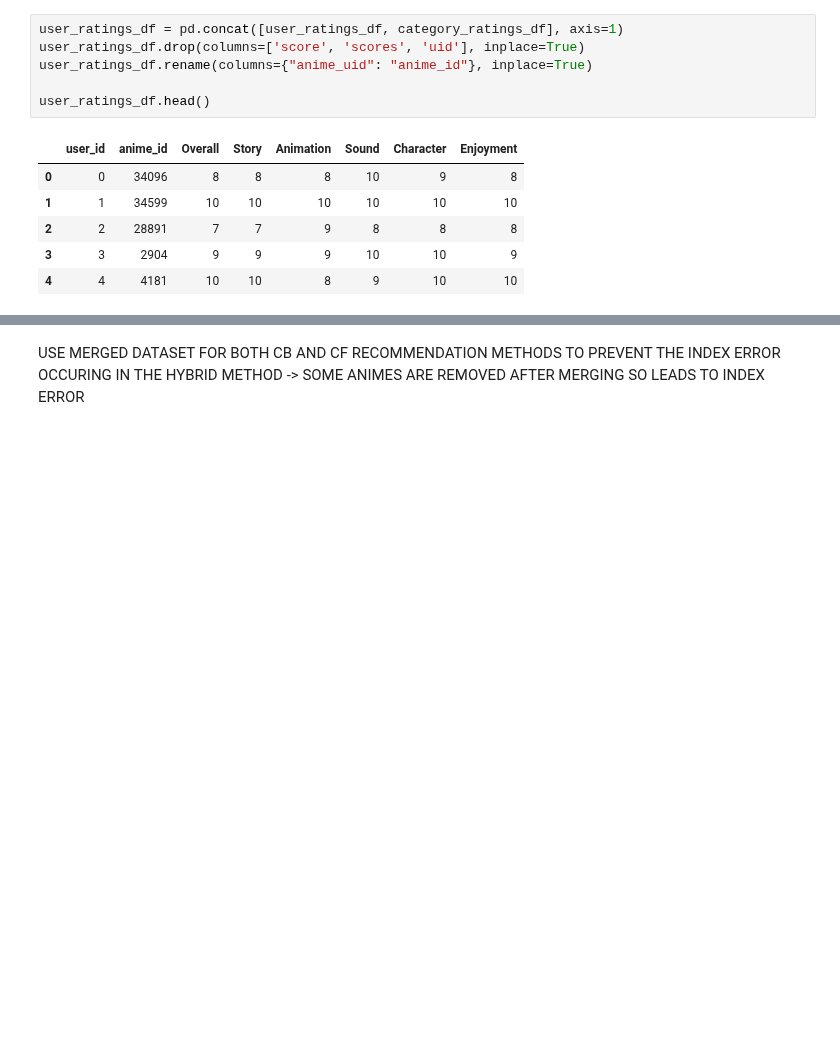
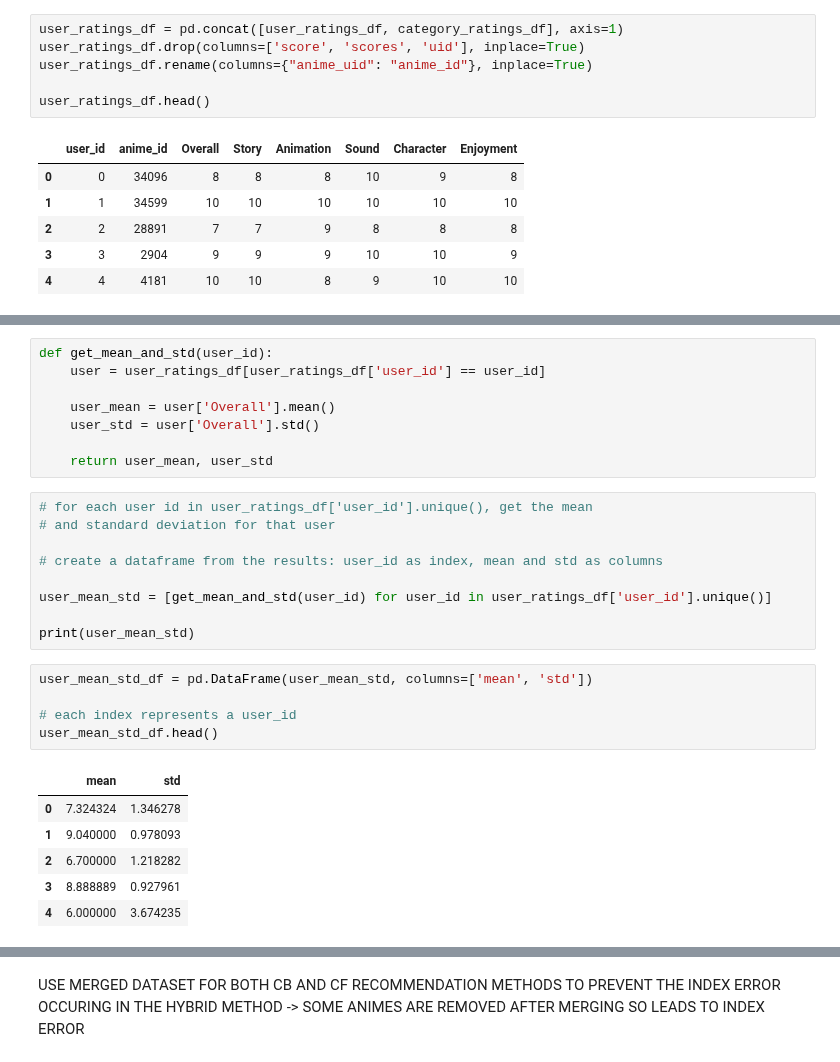
Before and after one commit to Haaris-Syed/AnimeRecommender, a Jupyter notebook: AnimeDataset-Preprocessing.ipynb, the cells around one changed output, grey strips where cells are left out. Saved outputs shown, nothing was run; the diff lists cells and outputs as text; blank space fills up the shorter version.

```diff
--- a/AnimeDataset-Preprocessing.ipynb
+++ b/AnimeDataset-Preprocessing.ipynb
@@ -150,0 +189,29 @@ user_ratings_df.head()
+# %%
+def get_mean_and_std(user_id):
+    user = user_ratings_df[user_ratings_df['user_id'] == user_id]
+
+    user_mean = user['Overall'].mean()
+    user_std = user['Overall'].std()
+
+    return user_mean, user_std
+# %%
+# for each user id in user_ratings_df['user_id'].unique(), get the mean
+# and standard deviation for that user
+
+# create a dataframe from the results: user_id as index, mean and std as columns
+
+user_mean_std = [get_mean_and_std(user_id) for user_id in user_ratings_df['user_id'].unique()]
+
+print(user_mean_std)
+# %%
+user_mean_std_df = pd.DataFrame(user_mean_std, columns=['mean', 'std'])
+
+# each index represents a user_id
+user_mean_std_df.head()
+# %% [output]
+|  | mean | std |
+| 0 | 7.324324 | 1.346278 |
+| 1 | 9.040000 | 0.978093 |
+| 2 | 6.700000 | 1.218282 |
+| 3 | 8.888889 | 0.927961 |
+| 4 | 6.000000 | 3.674235 |
```
Also changed, not shown: parts of 21 cells of this notebook.
